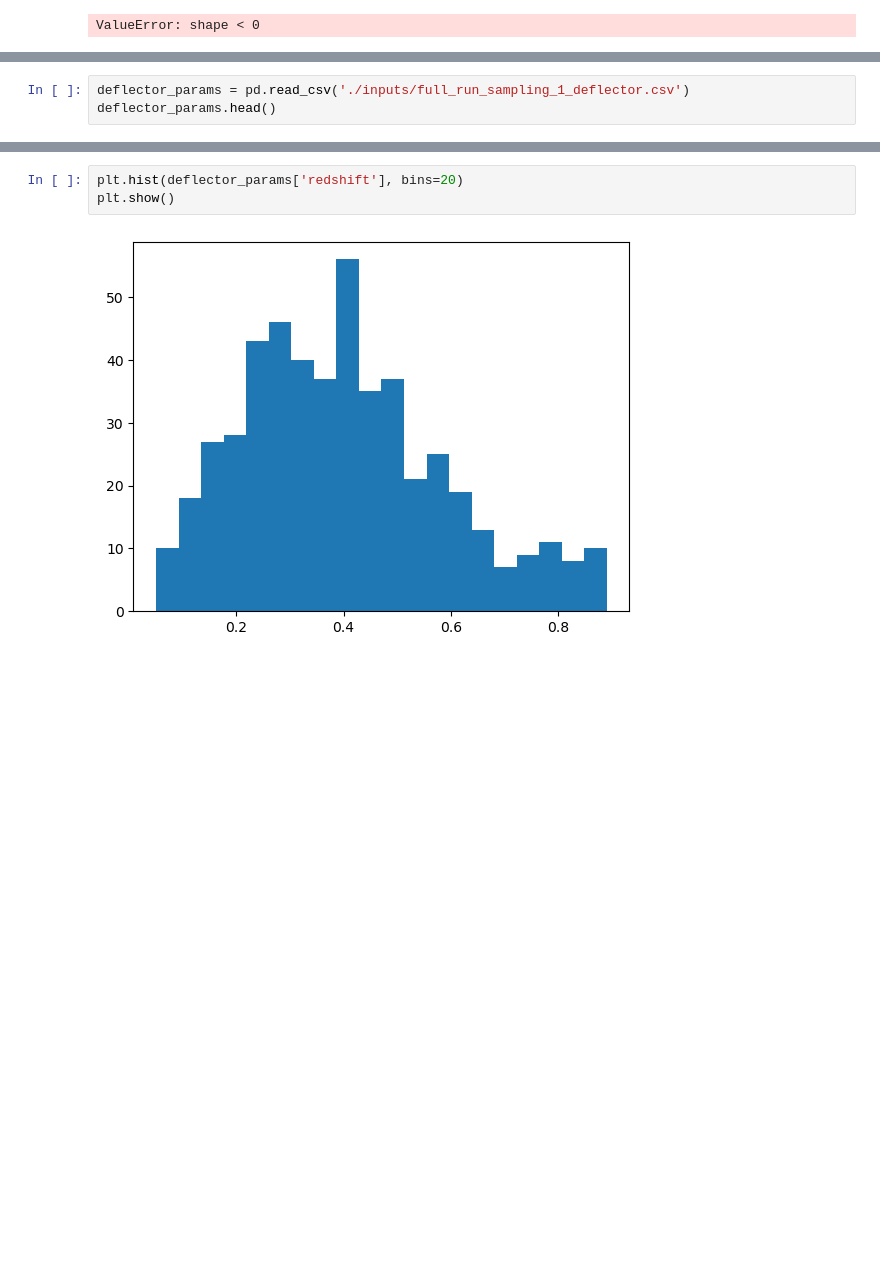
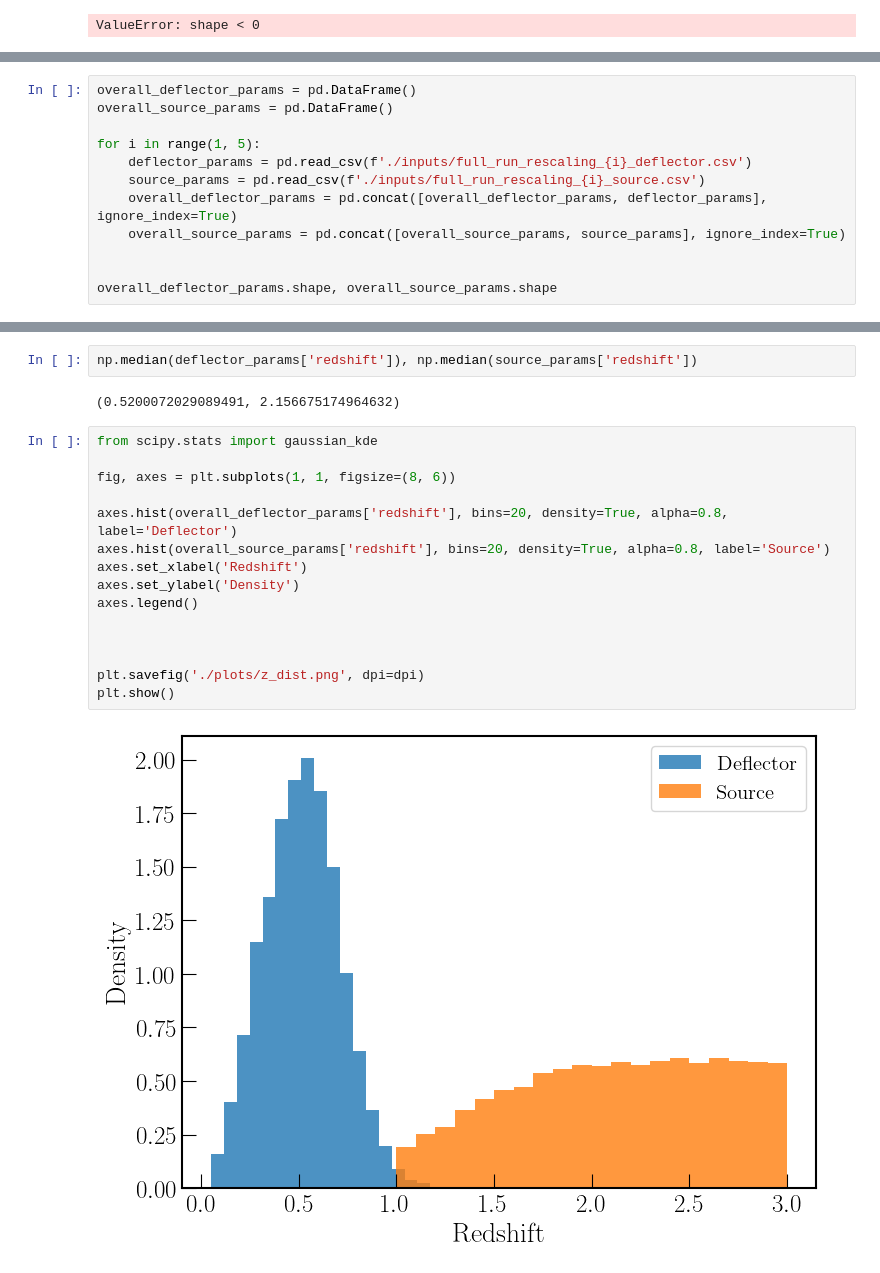
Before and after one commit to kl1ps3r/SED_inferred_color_images, a Jupyter notebook: temp_distributions.ipynb, the cells around one changed output, grey strips where cells are left out. Saved outputs shown, nothing was run; the diff lists cells and outputs as text; blank space fills up the shorter version.

```diff
--- a/temp_distributions.ipynb
+++ b/temp_distributions.ipynb
@@ -172,4 +194,13 @@ plt.show()
 # %%
-deflector_params = pd.read_csv('./inputs/full_run_sampling_1_deflector.csv')
-deflector_params.head()
+overall_deflector_params = pd.DataFrame()
+overall_source_params = pd.DataFrame()
+
+for i in range(1, 5):
+    deflector_params = pd.read_csv(f'./inputs/full_run_rescaling_{i}_deflector.csv')
+    source_params = pd.read_csv(f'./inputs/full_run_rescaling_{i}_source.csv')
+    overall_deflector_params = pd.concat([overall_deflector_params, deflector_params], ignore_index=True)
+    overall_source_params = pd.concat([overall_source_params, source_params], ignore_index=True)
+
+
+overall_deflector_params.shape, overall_source_params.shape
 # %% [output]
@@ -182,5 +213,21 @@ deflector_params.head()
+# %%
+np.median(deflector_params['redshift']), np.median(source_params['redshift'])
+# %% [output]
+(0.5200072029089491, 2.156675174964632)
 # %%
-plt.hist(deflector_params['redshift'], bins=20)
+from scipy.stats import gaussian_kde
+
+fig, axes = plt.subplots(1, 1, figsize=(8, 6))
+
+axes.hist(overall_deflector_params['redshift'], bins=20, density=True, alpha=0.8, label='Deflector')
+axes.hist(overall_source_params['redshift'], bins=20, density=True, alpha=0.8, label='Source')
+axes.set_xlabel('Redshift')
+axes.set_ylabel('Density')
+axes.legend()
+
+
+
+plt.savefig('./plots/z_dist.png', dpi=dpi)
 plt.show()
 # %% [output]
-[figure, old version]
+[figure, new version]
```
Also changed, not shown: parts of 18 cells of this notebook, 16 other files.
